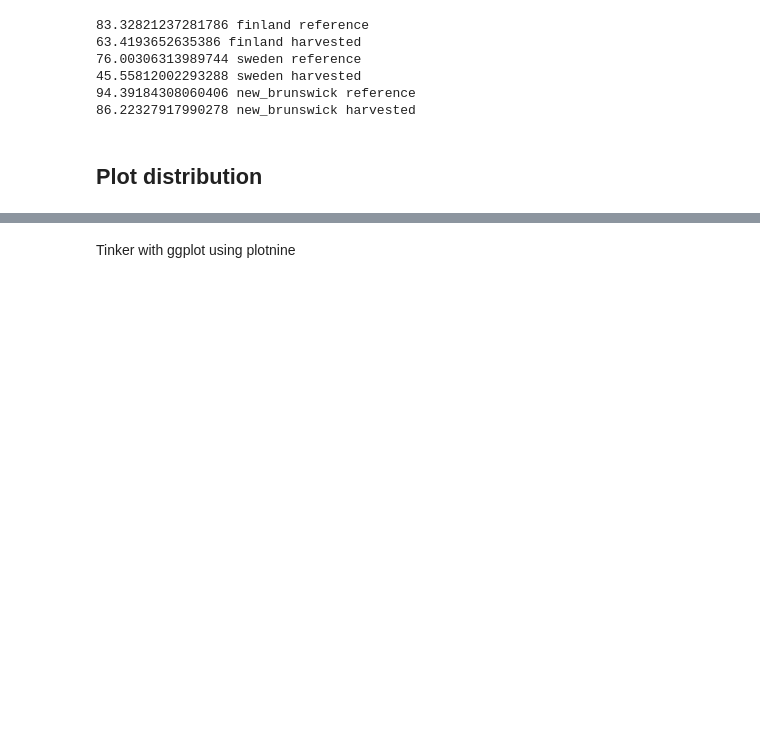
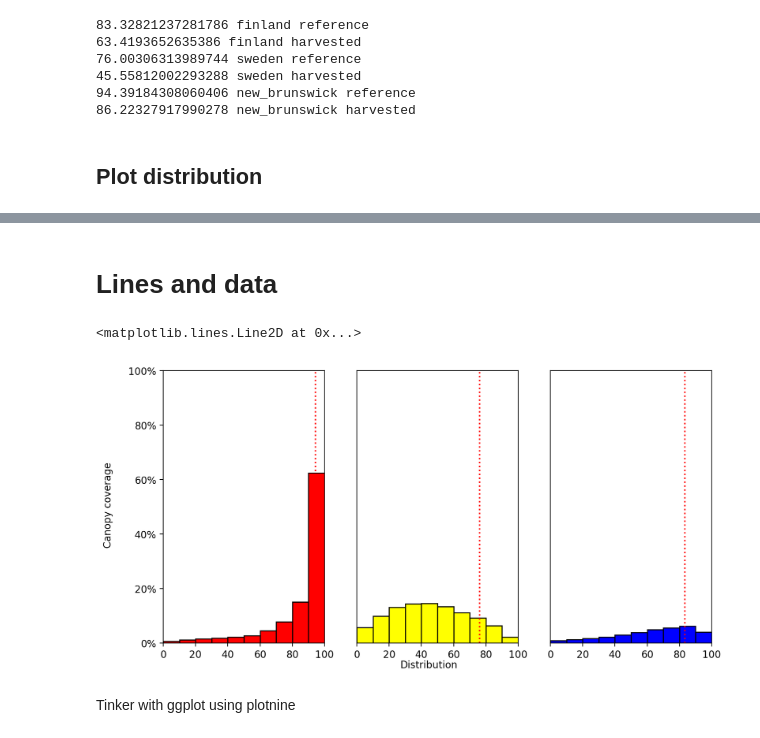
Before and after one commit to williamlidberg/RIP-Nature, a Jupyter notebook: RIP_Nature_Results_new_Finish_streams.ipynb, the cells around one changed output, grey strips where cells are left out. Drawn from its saved outputs; the diff is of its cells as text; code cells hidden in the pictures; blank space fills up the shorter version.

```diff
--- a/RIP_Nature_Results_new_Finish_streams.ipynb
+++ b/RIP_Nature_Results_new_Finish_streams.ipynb
@@ -165,3 +176,61 @@ ax[2].axvline(finland_before.quantile(0.75),color='red',linestyle = 'dotted')
+# %% [markdown]
+# Lines and data
+# %%
+import numpy as np
+import matplotlib.pyplot as plt
+from matplotlib.ticker import PercentFormatter
+from matplotlib.pyplot import figure
+# post harvest
+new_brunswick_coverage = new_brunswick_harvested['canopy_coverage']
+sweden_coverage = sweden_harvested['canopy_coverage']
+finland_coverage = finland_harvested['canopy_coverage']
+# before harvest
+new_brunswick_before = new_brunswick_reference['canopy_coverage']
+sweden_before = sweden_reference['canopy_coverage']
+finland_before = finland_reference['canopy_coverage']
+
+
+nbins = 10
+fig,ax = plt.subplots(1,3,figsize=(10,5),dpi=200,sharey=True)
+
+fig.text(0.5, 0.04, 'Distribution', ha='center')
+fig.text(0.04, 0.5, 'Canopy coverage', va='center', rotation='vertical')
+ax[0].hist(new_brunswick_coverage,density=False, weights=np.ones_like(new_brunswick_coverage)*100./ len(new_brunswick_coverage), color = 'red', edgecolor='black')
+ax[1].hist(sweden_coverage,density=False, weights=np.ones_like(sweden_coverage)*100./ len(sweden_coverage), color = 'yellow', edgecolor='black')
+ax[2].hist(finland_coverage,density=False, weights=np.ones_like(finland_coverage)*100./ len(finland_coverage), color = 'blue', edgecolor='black')
+ax[1].set(yticklabels=[])
+ax[2].set(yticklabels=[])
+ax[1].tick_params(left=False)
+ax[2].tick_params(left=False)
+ax[0].yaxis.set_major_formatter(PercentFormatter(xmax=100))
+
+
+# Set limits for x and y axis
+x_limits = (0, 100)  # Example limits, change according to your data range
+y_limits = (0, 100)   # Example limits, change according to your data range
+
+for axi in ax:
+    axi.set_xlim(x_limits)
+    axi.set_ylim(y_limits)
+
+
+#before lines
+# nb
+#ax[0].axvline(new_brunswick_before.quantile(0.25),color='red',linestyle = 'dotted')
+ax[0].axvline(new_brunswick_before.mean(),color='red',linestyle = 'dotted')
+#ax[0].axvline(new_brunswick_before.quantile(0.75),color='red',linestyle = 'dotted')
+
+# sweden
+#ax[1].axvline(sweden_before.quantile(0.25),color='red',linestyle = 'dotted')
+ax[1].axvline(sweden_before.mean(),color='red',linestyle = 'dotted')
+#ax[1].axvline(sweden_before.quantile(0.75),color='red',linestyle = 'dotted')
+# finland
+#ax[2].axvline(finland_before.quantile(0.25),color='red',linestyle = 'dotted')
+ax[2].axvline(finland_before.mean(),color='red',linestyle = 'dotted')
+#ax[2].axvline(finland_before.quantile(0.75),color='red',linestyle = 'dotted')
+# %% [output]
+<matplotlib.lines.Line2D at 0x...>
+[figure, added]
 # %% [markdown]
 Tinker with ggplot using plotnine
 # %%
```
Also changed, not shown: parts of 3 cells of this notebook.
